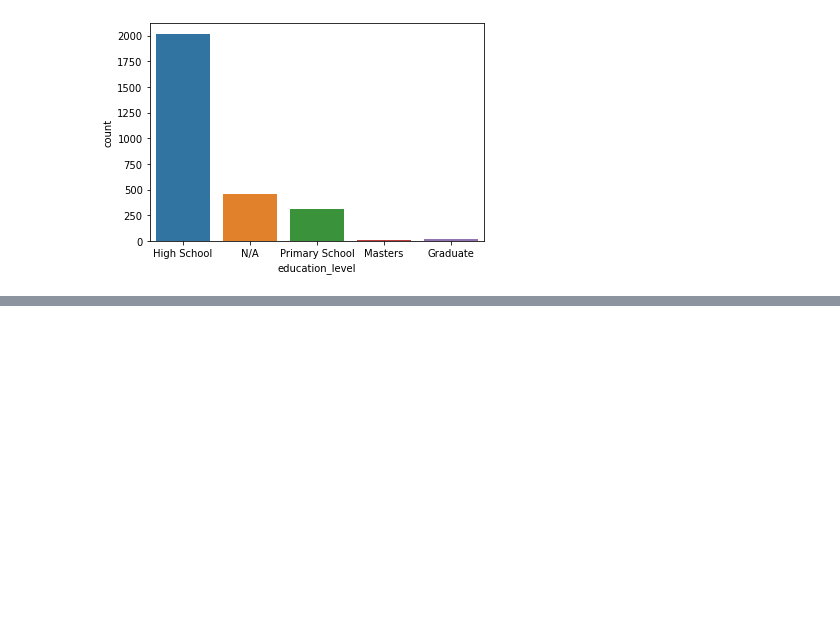
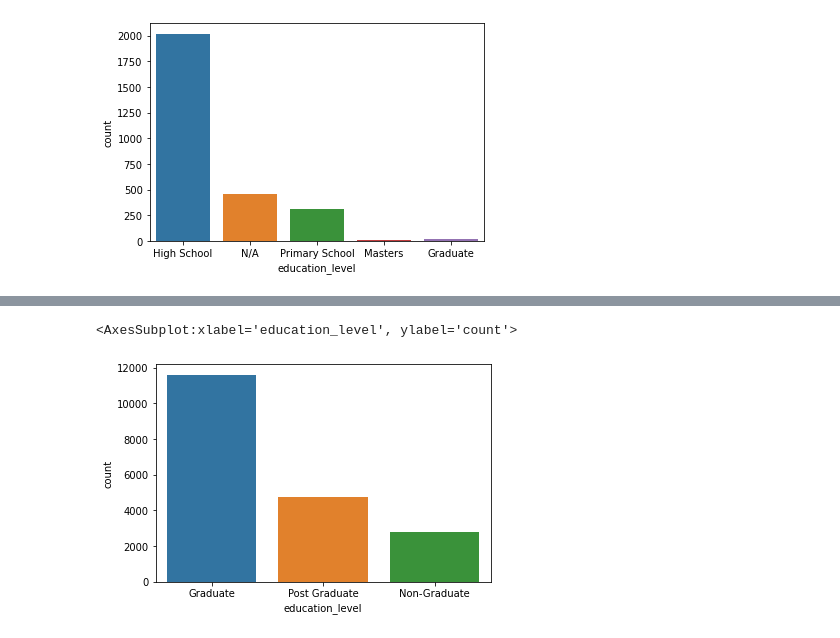
Before and after one commit to faheemrajwadkar/HR-Analytics---Job-Change-Classification-using-CART, a Jupyter notebook: HR Analytics Job Change Classification - CART.ipynb, the cells around one changed output, grey strips where cells are left out. Cells and saved outputs as stored; diff of their text form; code cells hidden in the pictures; blank space fills up the shorter version.

```diff
--- a/HR Analytics Job Change Classification - CART.ipynb
+++ b/HR Analytics Job Change Classification - CART.ipynb
@@ -186,0 +243,14 @@ when `major_discipline` is NULL, `education_level` -
+# %%
+def education(x):
+    if x in ['Masters', 'Phd']:
+        return "Post Graduate"
+    elif x == "Graduate":
+        return "Graduate"
+    else:
+        return "Non-Graduate"
+# %%
+df['education_level'] = df['education_level'].map(education)
+sns.countplot(df['education_level'])
+# %% [output]
+<AxesSubplot:xlabel='education_level', ylabel='count'>
+[figure, added]
```
Also changed, not shown: parts of 15 cells of this notebook.
